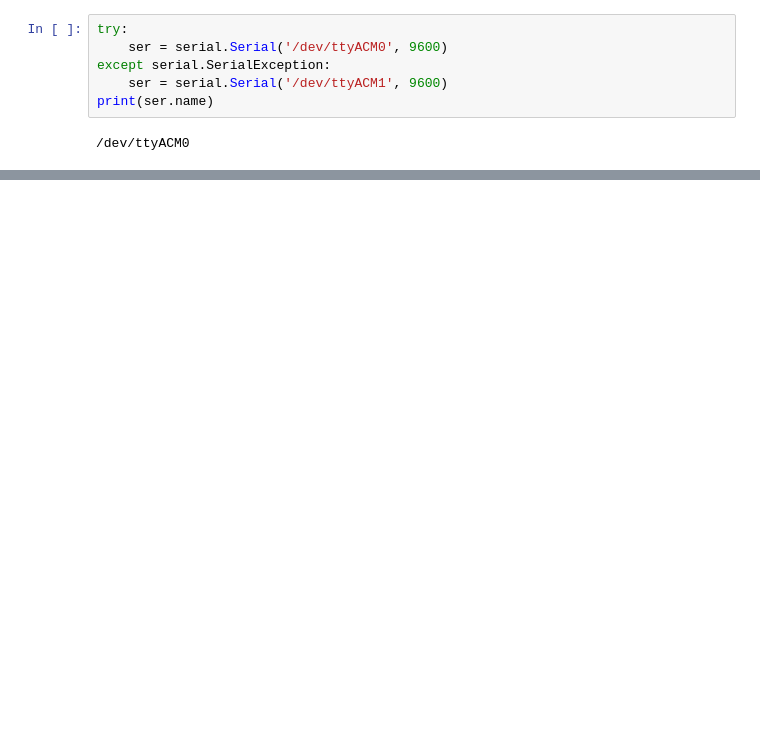
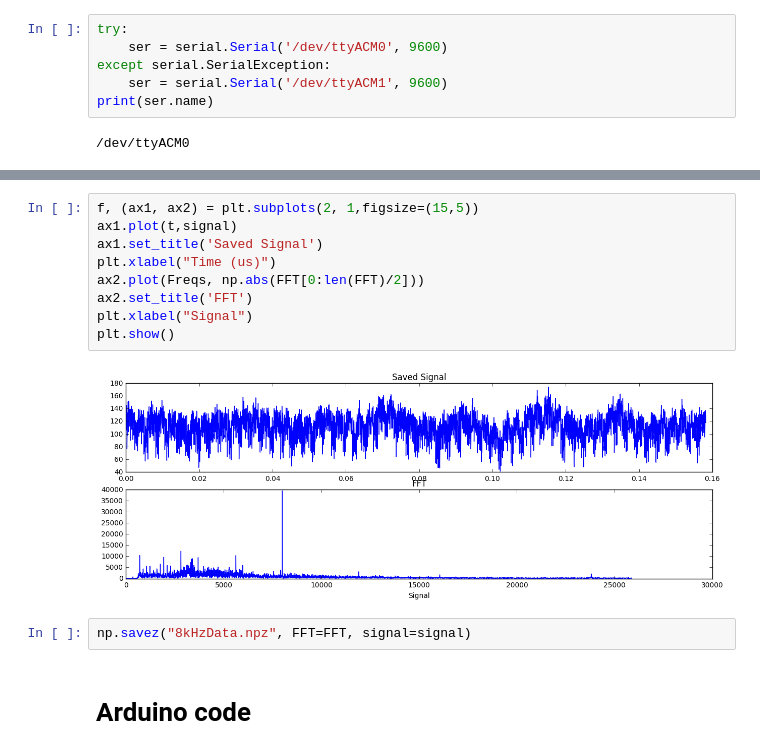
Before and after one commit to kelu124/ultrasHound, a Jupyter notebook: 20170604-getFreq.ipynb, the cells around one changed output, grey strips where cells are left out. Saved outputs shown, nothing was run; the diff lists cells and outputs as text; blank space fills up the shorter version.

```diff
--- a/20170604-getFreq.ipynb
+++ b/20170604-getFreq.ipynb
@@ -61,0 +71,15 @@ np.average(signal)
+# %%
+f, (ax1, ax2) = plt.subplots(2, 1,figsize=(15,5))
+ax1.plot(t,signal)
+ax1.set_title('Saved Signal')
+plt.xlabel("Time (us)")
+ax2.plot(Freqs, np.abs(FFT[0:len(FFT)/2]))
+ax2.set_title('FFT')
+plt.xlabel("Signal")
+plt.show()
+# %% [output]
+[figure, added]
+# %%
+np.savez("8kHzData.npz", FFT=FFT, signal=signal)
+# %% [markdown]
+# Arduino code
```
Also changed, not shown: parts of 6 cells of this notebook, 3 other files.
